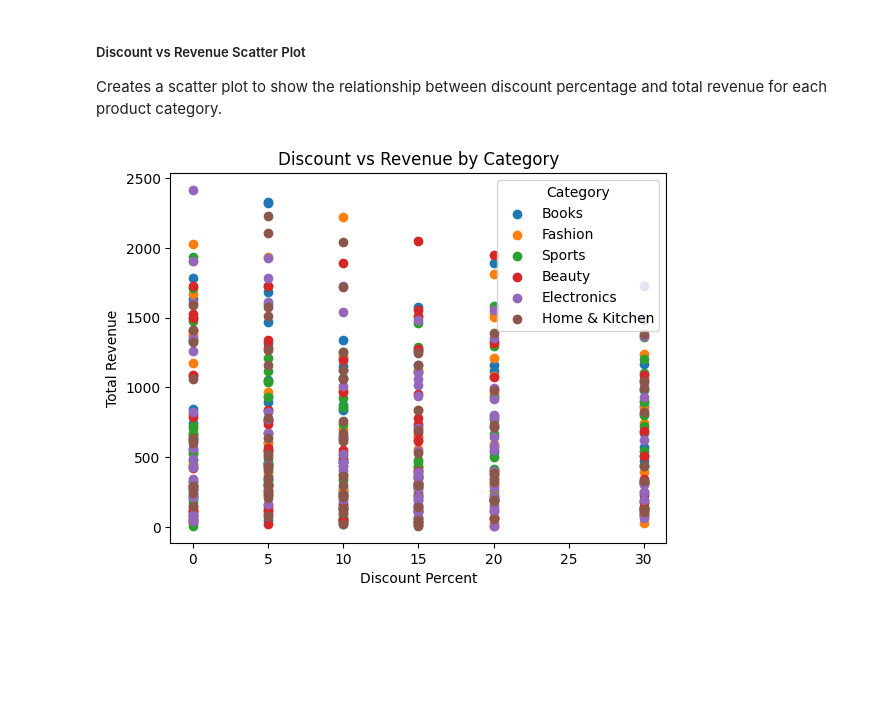
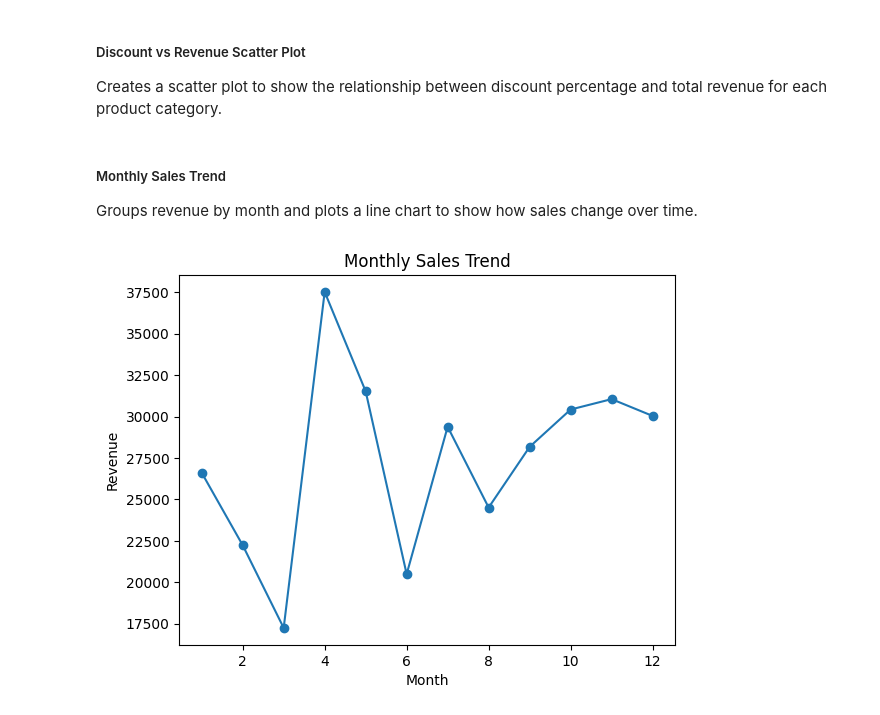
Before and after one commit to parmarriya195-dotcom/amazon-sales-analysis, a Jupyter notebook: final_project.ipynb, the cells around one changed output. Cells and saved outputs as stored; diff of their text form; code cells hidden in the pictures; blank space fills up the shorter version.

```diff
--- a/final_project.ipynb
+++ b/final_project.ipynb
@@ -180,0 +81,2 @@ dtype: int64
+# %%
+df.drop_duplicates(inplace=True)
@@ -180,0 +86,2 @@ dtype: int64
+# %%
+df["order_date"] = pd.to_datetime(df["order_date"])
@@ -181,3 +91,6 @@ dtype: int64
+# %%
+df["year"] = df["order_date"].dt.year
+df["month"] = df["order_date"].dt.month
 # %% [markdown]
 ##### Filter Electronics Data
 Displays only the rows where the product category is Electronics.
@@ -392,5 +210,16 @@ plt.title("Discount vs Revenue by Category")
 plt.legend(title="Category")
 
 plt.show()
-# %% [output]
-[figure, removed]
+# %% [markdown]
+##### Monthly Sales Trend
+Groups revenue by month and plots a line chart to show how sales change over time.
+# %%
+monthly_sales = df.groupby("month")["total_revenue"].sum()
+
+monthly_sales.plot(kind="line", marker="o")
+plt.title("Monthly Sales Trend")
+plt.xlabel("Month")
+plt.ylabel("Revenue")
+plt.show()
+# %% [output]
+[figure, added]
```
Also changed, not shown: parts of 41 cells of this notebook.
